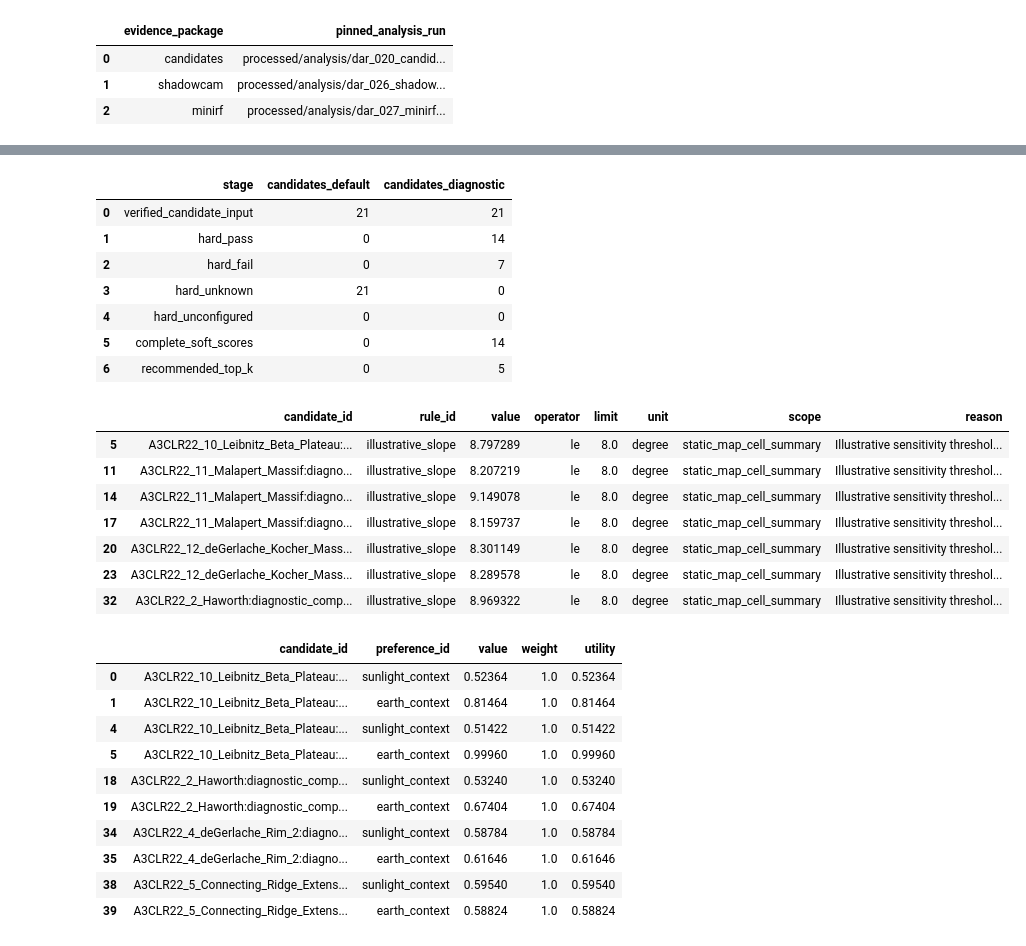
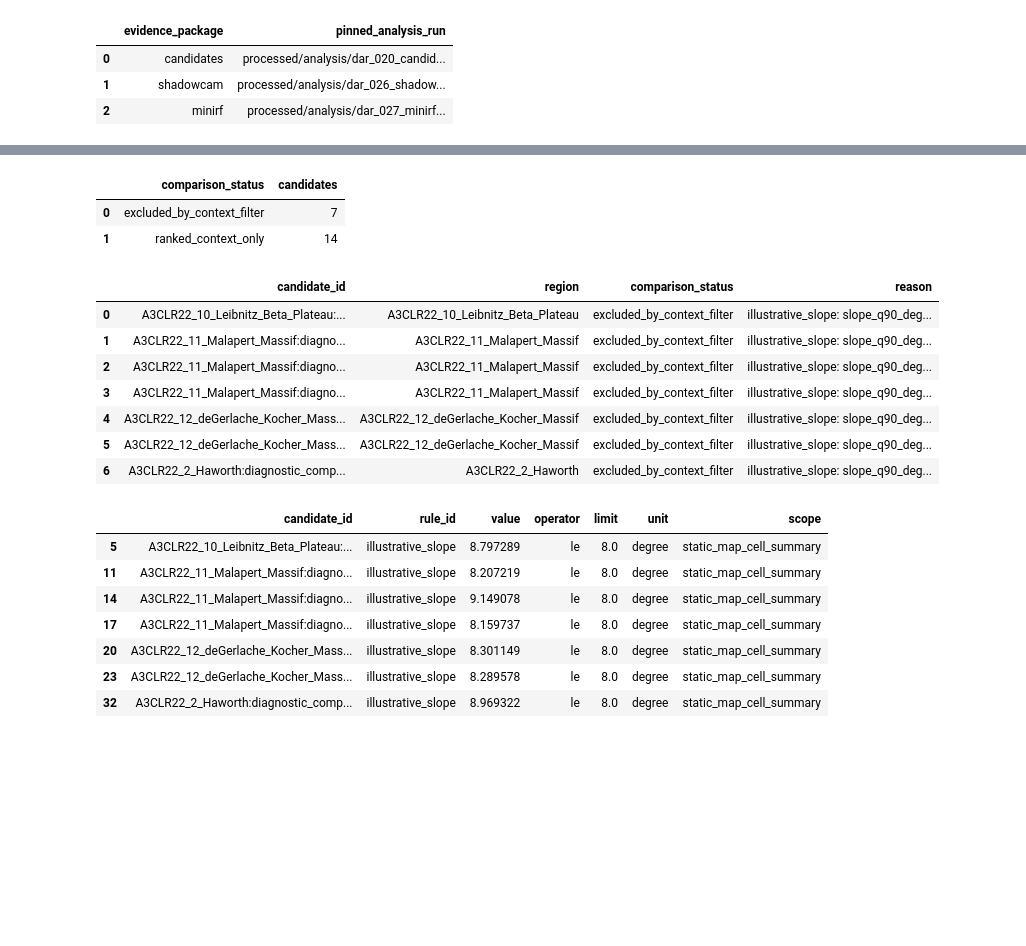
Before and after one commit to LRXA2/NASA-Space-Apps-Challenge-2026, a Jupyter notebook: darrel stuff/Pipeline_Proto/Dar_028_environment_pipeline.ipynb, the cells around one changed output, grey strips where cells are left out. Cells and saved outputs as stored; diff of their text form; code cells hidden in the pictures; blank space fills up the shorter version.

```diff
--- a/darrel stuff/Pipeline_Proto/Dar_028_environment_pipeline.ipynb
+++ b/darrel stuff/Pipeline_Proto/Dar_028_environment_pipeline.ipynb
@@ -112,10 +79,8 @@ The separate policy file uses unapproved proxy thresholds and equal visibility w
 # %%
-diagnostic_run = engine.main(['--config', str(CONFIG), '--policy', str(POLICY)])
-assessment = pd.read_csv(diagnostic_run/'candidate_assessments.csv')
-top = pd.read_csv(diagnostic_run/'diagnostic_top_k.csv')
-display(assessment.groupby(['gate_status','ranking_status']).size().rename('examples').reset_index())
-display(top[['candidate_id','region','diagnostic_preference_score','diagnostic_rank']])
-assert assessment.gate_status.eq('pass').sum() == 14
-assert assessment.gate_status.eq('fail').sum() == 7
-assert len(top) == 5 and top.gate_status.eq('pass').all()
+policy = json.loads(POLICY.read_text(encoding='utf-8'))
+display(pd.DataFrame(policy['soft_preferences'])[['id','metric','lower','upper','weight','reason']])
+display(top[['candidate_id','region','solar_visibility_median','earth_visibility_median','slope_q90_deg','environmental_score','environmental_rank']])
+assert top.context_filter_status.eq('pass').all()
+assert top.environmental_score.between(0,1).all()
+assert not top.candidate_id.str.startswith('SYN_').any()
 # %% [output]
@@ -152,37 +100,32 @@ Like the sample's stage diagnostics, retain every stage count and per-rule resul
 # %%
-funnel = pd.read_csv(default_run/'pipeline_stage_counts.csv').merge(
-    pd.read_csv(diagnostic_run/'pipeline_stage_counts.csv'), on='stage', suffixes=('_default','_diagnostic'), validate='one_to_one')
-display(funnel)
-checks = pd.read_csv(diagnostic_run/'hard_rule_results.csv')
-display(checks.loc[checks.status.eq('fail'), ['candidate_id','rule_id','value','operator','limit','unit','scope','reason']])
-utilities = pd.read_csv(diagnostic_run/'soft_preference_results.csv')
+display(status.groupby('comparison_status').size().rename('candidates').reset_index())
+excluded = pd.read_csv(comparison_run/'excluded_candidates.csv')
+display(excluded)
+checks = pd.read_csv(comparison_run/'hard_rule_results.csv')
+display(checks.loc[checks.status.eq('fail'), ['candidate_id','rule_id','value','operator','limit','unit','scope']])
+utilities = pd.read_csv(comparison_run/'soft_preference_results.csv')
 display(utilities.loc[utilities.candidate_id.isin(top.candidate_id), ['candidate_id','preference_id','value','weight','utility']])
-assert utilities.loc[utilities.candidate_id.isin(assessment.loc[assessment.gate_status.ne('pass'),'candidate_id']),'utility'].isna().all()
+assert not set(ranking.candidate_id).intersection(excluded.candidate_id)
+assert set(status.candidate_id) == set(ranking.candidate_id) | set(excluded.candidate_id)
+assert set(utilities.candidate_id) <= set(ranking.candidate_id)
+assert utilities.utility.notna().all()
 # %% [output]
-|  | stage | candidates_default | candidates_diagnostic |
-| 0 | verified_candidate_input | 21 | 21 |
-| 1 | hard_pass | 0 | 14 |
-| 2 | hard_fail | 0 | 7 |
-| 3 | hard_unknown | 21 | 0 |
-| 4 | hard_unconfigured | 0 | 0 |
-| 5 | complete_soft_scores | 0 | 14 |
-| 6 | recommended_top_k | 0 | 5 |
+|  | comparison_status | candidates |
+| 0 | excluded_by_context_filter | 7 |
+| 1 | ranked_context_only | 14 |
-|  | candidate_id | rule_id | value | operator | limit | unit | scope | reason |
-| 5 | A3CLR22_10_Leibnitz_Beta_Plateau:... | illustrative_slope | 8.797289 | le | 8.0 | degree | static_map_cell_summary | Illustrative sensitivity threshol... |
-| 11 | A3CLR22_11_Malapert_Massif:diagno... | illustrative_slope | 8.207219 | le | 8.0 | degree | static_map_cell_summary | Illustrative sensitivity threshol... |
-| 14 | A3CLR22_11_Malapert_Massif:diagno... | illustrative_slope | 9.149078 | le | 8.0 | degree | static_map_cell_summary | Illustrative sensitivity threshol... |
-| 17 | A3CLR22_11_Malapert_Massif:diagno... | illustrative_slope | 8.159737 | le | 8.0 | degree | static_map_cell_summary | Illustrative sensitivity threshol... |
-| 20 | A3CLR22_12_deGerlache_Kocher_Mass... | illustrative_slope | 8.301149 | le | 8.0 | degree | static_map_cell_summary | Illustrative sensitivity threshol... |
-| 23 | A3CLR22_12_deGerlache_Kocher_Mass... | illustrative_slope | 8.289578 | le | 8.0 | degree | static_map_cell_summary | Illustrative sensitivity threshol... |
-| 32 | A3CLR22_2_Haworth:diagnostic_comp... | illustrative_slope | 8.969322 | le | 8.0 | degree | static_map_cell_summary | Illustrative sensitivity threshol... |
+|  | candidate_id | region | comparison_status | reason |
+| 0 | A3CLR22_10_Leibnitz_Beta_Plateau:... | A3CLR22_10_Leibnitz_Beta_Plateau | excluded_by_context_filter | illustrative_slope: slope_q90_deg... |
+| 1 | A3CLR22_11_Malapert_Massif:diagno... | A3CLR22_11_Malapert_Massif | excluded_by_context_filter | illustrative_slope: slope_q90_deg... |
+| 2 | A3CLR22_11_Malapert_Massif:diagno... | A3CLR22_11_Malapert_Massif | excluded_by_context_filter | illustrative_slope: slope_q90_deg... |
+| 3 | A3CLR22_11_Malapert_Massif:diagno... | A3CLR22_11_Malapert_Massif | excluded_by_context_filter | illustrative_slope: slope_q90_deg... |
+| 4 | A3CLR22_12_deGerlache_Kocher_Mass... | A3CLR22_12_deGerlache_Kocher_Massif | excluded_by_context_filter | illustrative_slope: slope_q90_deg... |
+| 5 | A3CLR22_12_deGerlache_Kocher_Mass... | A3CLR22_12_deGerlache_Kocher_Massif | excluded_by_context_filter | illustrative_slope: slope_q90_deg... |
+| 6 | A3CLR22_2_Haworth:diagnostic_comp... | A3CLR22_2_Haworth | excluded_by_context_filter | illustrative_slope: slope_q90_deg... |
-|  | candidate_id | preference_id | value | weight | utility |
-| 0 | A3CLR22_10_Leibnitz_Beta_Plateau:... | sunlight_context | 0.52364 | 1.0 | 0.52364 |
-| 1 | A3CLR22_10_Leibnitz_Beta_Plateau:... | earth_context | 0.81464 | 1.0 | 0.81464 |
-| 4 | A3CLR22_10_Leibnitz_Beta_Plateau:... | sunlight_context | 0.51422 | 1.0 | 0.51422 |
-| 5 | A3CLR22_10_Leibnitz_Beta_Plateau:... | earth_context | 0.99960 | 1.0 | 0.99960 |
-| 18 | A3CLR22_2_Haworth:diagnostic_comp... | sunlight_context | 0.53240 | 1.0 | 0.53240 |
-| 19 | A3CLR22_2_Haworth:diagnostic_comp... | earth_context | 0.67404 | 1.0 | 0.67404 |
-| 34 | A3CLR22_4_deGerlache_Rim_2:diagno... | sunlight_context | 0.58784 | 1.0 | 0.58784 |
-| 35 | A3CLR22_4_deGerlache_Rim_2:diagno... | earth_context | 0.61646 | 1.0 | 0.61646 |
-| 38 | A3CLR22_5_Connecting_Ridge_Extens... | sunlight_context | 0.59540 | 1.0 | 0.59540 |
-| 39 | A3CLR22_5_Connecting_Ridge_Extens... | earth_context | 0.58824 | 1.0 | 0.58824 |
+|  | candidate_id | rule_id | value | operator | limit | unit | scope |
+| 5 | A3CLR22_10_Leibnitz_Beta_Plateau:... | illustrative_slope | 8.797289 | le | 8.0 | degree | static_map_cell_summary |
+| 11 | A3CLR22_11_Malapert_Massif:diagno... | illustrative_slope | 8.207219 | le | 8.0 | degree | static_map_cell_summary |
+| 14 | A3CLR22_11_Malapert_Massif:diagno... | illustrative_slope | 9.149078 | le | 8.0 | degree | static_map_cell_summary |
+| 17 | A3CLR22_11_Malapert_Massif:diagno... | illustrative_slope | 8.159737 | le | 8.0 | degree | static_map_cell_summary |
+| 20 | A3CLR22_12_deGerlache_Kocher_Mass... | illustrative_slope | 8.301149 | le | 8.0 | degree | static_map_cell_summary |
+| 23 | A3CLR22_12_deGerlache_Kocher_Mass... | illustrative_slope | 8.289578 | le | 8.0 | degree | static_map_cell_summary |
+| 32 | A3CLR22_2_Haworth:diagnostic_comp... | illustrative_slope | 8.969322 | le | 8.0 | degree | static_map_cell_summary |
```
Also changed, not shown: parts of 17 cells of this notebook, 46 other files.
